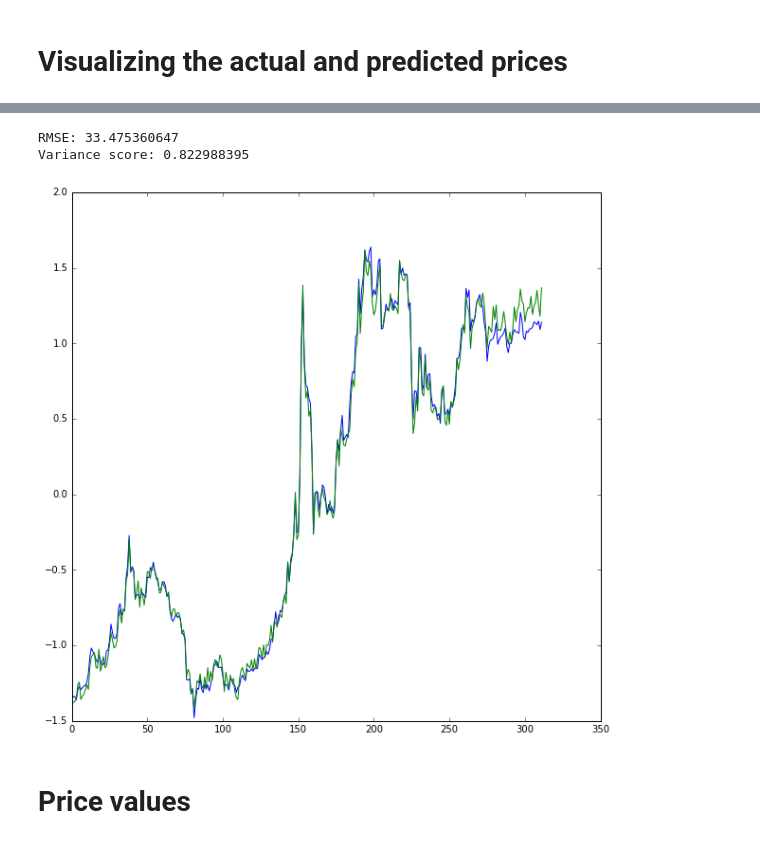
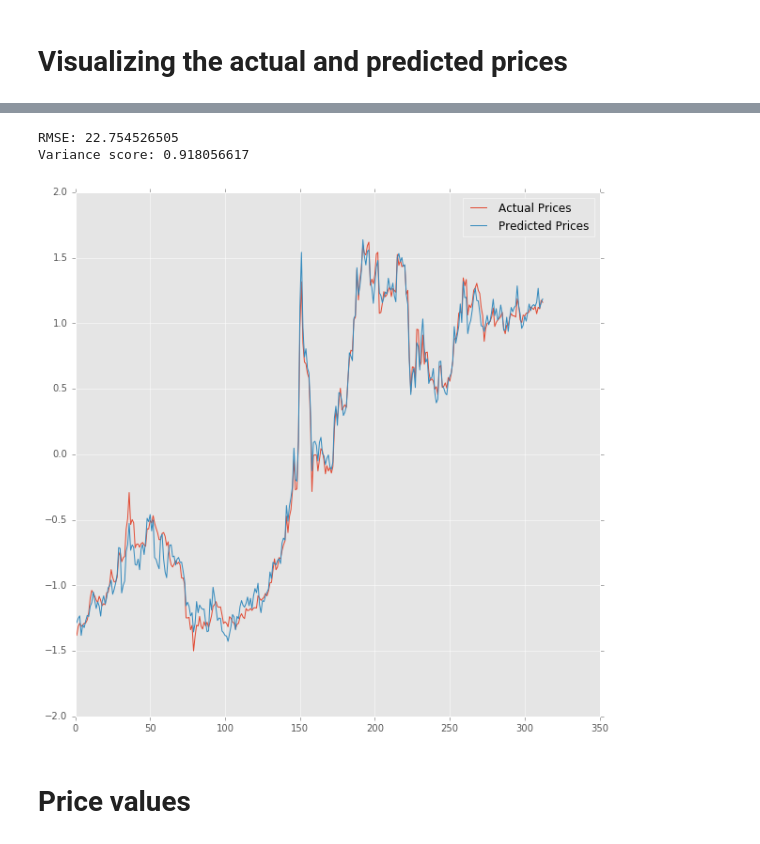
Before and after one commit to Lucsanszky/btc-price-prediction, a Jupyter notebook: DataAnalysis/BTCPricePrediction.ipynb, the cells around one changed output, grey strips where cells are left out. Drawn from its saved outputs; the diff is of its cells as text; code cells hidden in the pictures.

```diff
--- a/DataAnalysis/BTCPricePrediction.ipynb
+++ b/DataAnalysis/BTCPricePrediction.ipynb
@@ -1,18 +1,19 @@
 # %%
 %matplotlib inline
 
-import random
+from deap import base, creator, tools, algorithms
 import math
+import matplotlib.pyplot as plt
 import numpy as np
 import pandas as pd
-import matplotlib.pyplot as plt
-from deap import base, creator, tools, algorithms
+import random
 from sklearn import preprocessing as preproc, datasets, linear_model
 from sklearn.metrics import mean_squared_error as mse, accuracy_score as acc_scr
 
 toolb = base.Toolbox()
 pd.set_option('html', False)
 np.set_printoptions(threshold=np.nan)
+plt.style.use('ggplot')
 # %% [markdown]
 # Data Preprocessing
 # %%
@@ -209,12 +288,12 @@ creator.create("Individual", list, fitness=creator.FitnessMulti)
 # %%
 # Concatenate the features in order to group them by date
 gens = 100
-indiv_num = 35
+indiv_num = 50
 
 toolb.register('bit', random.randint, 0, 1)
-toolb.register('individual', tools.initRepeat, creator.Individual, toolb.bit, n = len(features))
+toolb.register('individual', tools.initRepeat, creator.Individual, toolb.bit, n = len(FEATURES))
 toolb.register('population', tools.initRepeat, list, toolb.individual, n = indiv_num)
-toolb.register('evaluate', fitnessFun)
+toolb.register('evaluate', fitness_fun_RMSE)
 toolb.register('mate', tools.cxUniform, indpb = 0.1)
 toolb.register('mutate', tools.mutFlipBit, indpb = 0.05)
 toolb.register('select', tools.selNSGA2)
@@ -226,11 +305,12 @@ hof = tools.HallOfFame(1)
 for fit, ind in zip(fits, population):
     ind.fitness.values = fit
 
-plt.ylim([0,100])
+plt.ylim([0,20])
 fig = plt.gcf()
-fig.set_size_inches(20,20)
+fig.set_size_inches(5,5)
 
 best = np.ndarray((gens, 1))
+top_R2 = []
 
 for gen in range(gens):
     offspring = algorithms.varOr(population, toolb, lambda_ = indiv_num, cxpb = 0.5, mutpb = 0.1)
@@ -239,10 +319,11 @@ for gen in range(gens):
     for fit, ind in zip(fits, offspring):
         ind.fitness.values = fit
     population = toolb.select(offspring + population, k = indiv_num)
-    print(hof[0].fitness.values)
+    #print(hof[0].fitness.values)
     best[gen] = hof[0].fitness.values[0]
+    top_R2 = hof[0]
 
 x = list(range(0, indiv_num * gens, indiv_num))
 plt.plot(x, best)
-print (list(map(lambda t: t[1], filter(lambda t: t[0], zip(hof[0], charts[1:])))))
+print ("Selected features: ", list(map(lambda t: t[1], filter(lambda t: t[0], zip(hof[0], CHARTS[1:])))))
 # %% [output]
@@ -289,43 +340,45 @@ for f in frames:
 # %%
-filteredFeatures = filterFeatures(hof[0])
-filtered_features = pd.concat(filteredFeatures, axis = 1)
+selected = map(lambda t: t[0] and t[1], zip(top_R2, top_RMSE))
+
+filtered_features = filter_features(list(selected))
+filtered_features = pd.concat(filtered_features, axis = 1)
 btc_features = pd.DataFrame(filtered_features.values).as_matrix()
-btc_target = pd.DataFrame(frames[0]).as_matrix().flatten()
+btc_target = pd.DataFrame(FRAMES[0]).as_matrix().flatten()
 
-btc_X_train = btc_features[:int(0.6*len(btc_features))]
-btc_X_validation = btc_features[int(0.6*len(btc_features)):int(0.8*len(btc_features))]
+btc_X_train = btc_features[:int(0.7*len(btc_features))]
+btc_X_validation = btc_features[int(0.7*len(btc_features)):int(0.8*len(btc_features))]
 
-btc_y_train = btc_target[:int(0.6*len(btc_target))]
-btc_y_validation = btc_target[int(0.6*len(btc_target)):int(0.8*len(btc_target))]
+btc_y_train = btc_target[:int(0.7*len(btc_target))]
+btc_y_validation = btc_target[int(0.7*len(btc_target)):int(0.8*len(btc_target))]
 
 # Create the learner
 
 regr = linear_model.LinearRegression()
 
 # Train the learner on the training data
 # and evaluate the performance by the test data
 
 regr.fit(btc_X_train, btc_y_train)
 btc_X_test = btc_features[int(0.8*len(btc_features)):]
 btc_y_test = btc_target[int(0.8*len(btc_target)):]
 scaler_act = preproc.StandardScaler().fit(btc_y_test)
 scaler_pred = preproc.StandardScaler().fit(regr.predict(btc_X_test))
 standardized_act = scaler_act.transform(btc_y_test)
-standardize_pred = scaler_pred.transform(regr.predict(btc_X_test))
-
+standardized_pred = scaler_pred.transform(regr.predict(btc_X_test))
 
 x = list(range(0, len(btc_y_test)))
 
 plt.figure(figsize = (10,10))
 plt.plot(x, standardized_act, label = 'Actual Prices')
-plt.plot(x, standardize_pred, label = 'Predicted Prices')
+plt.plot(x, standardized_pred, label = 'Predicted Prices')
+plt.legend()
 
 print ('RMSE: %.9f' % (math.sqrt(mse(btc_y_test, regr.predict(btc_X_test)))))
 print ('Variance score: %.9f' % (regr.score(btc_X_test, btc_y_test)))
 # %% [output]
-RMSE: 33.475360647
-Variance score: 0.822988395
+RMSE: 22.754526505
+Variance score: 0.918056617
-[figure, old version]
+[figure, new version]
 # %% [markdown]
 # Price values
 # %%
```
Also changed, not shown: parts of 12 cells of this notebook.
